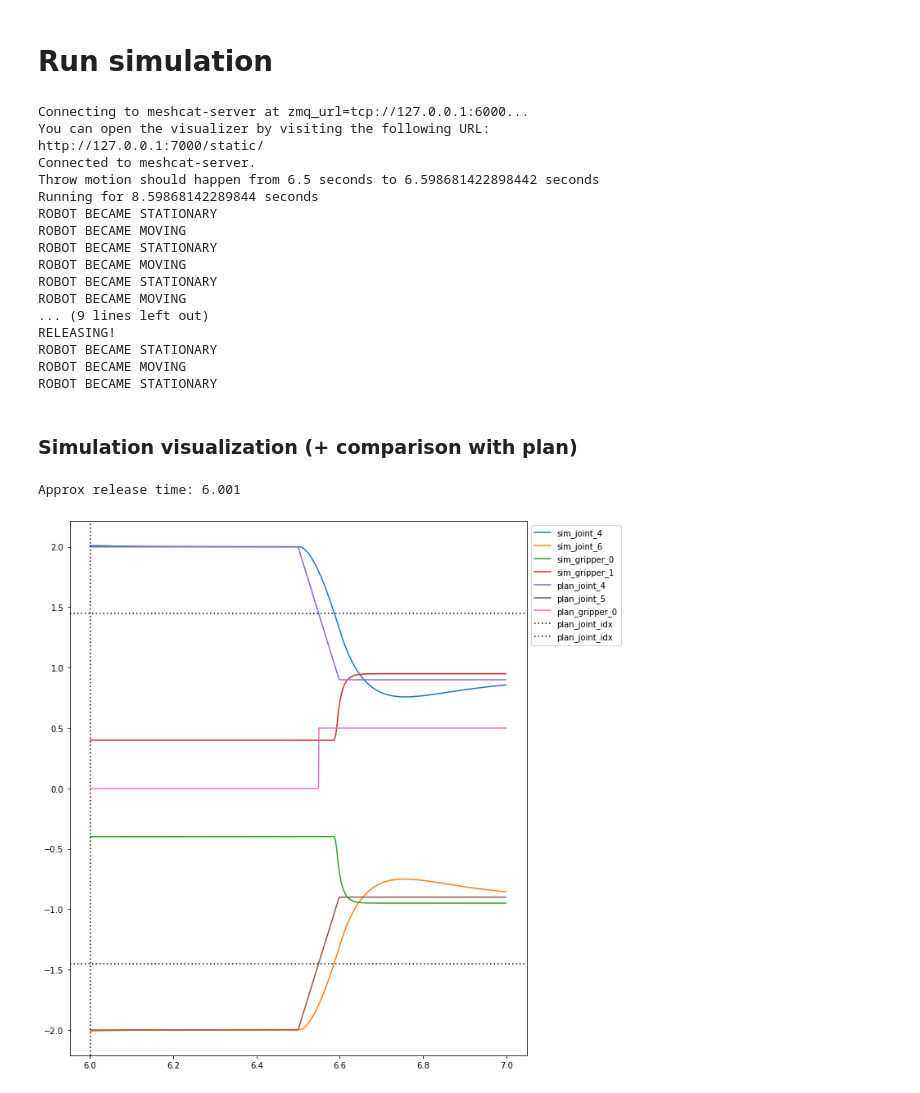
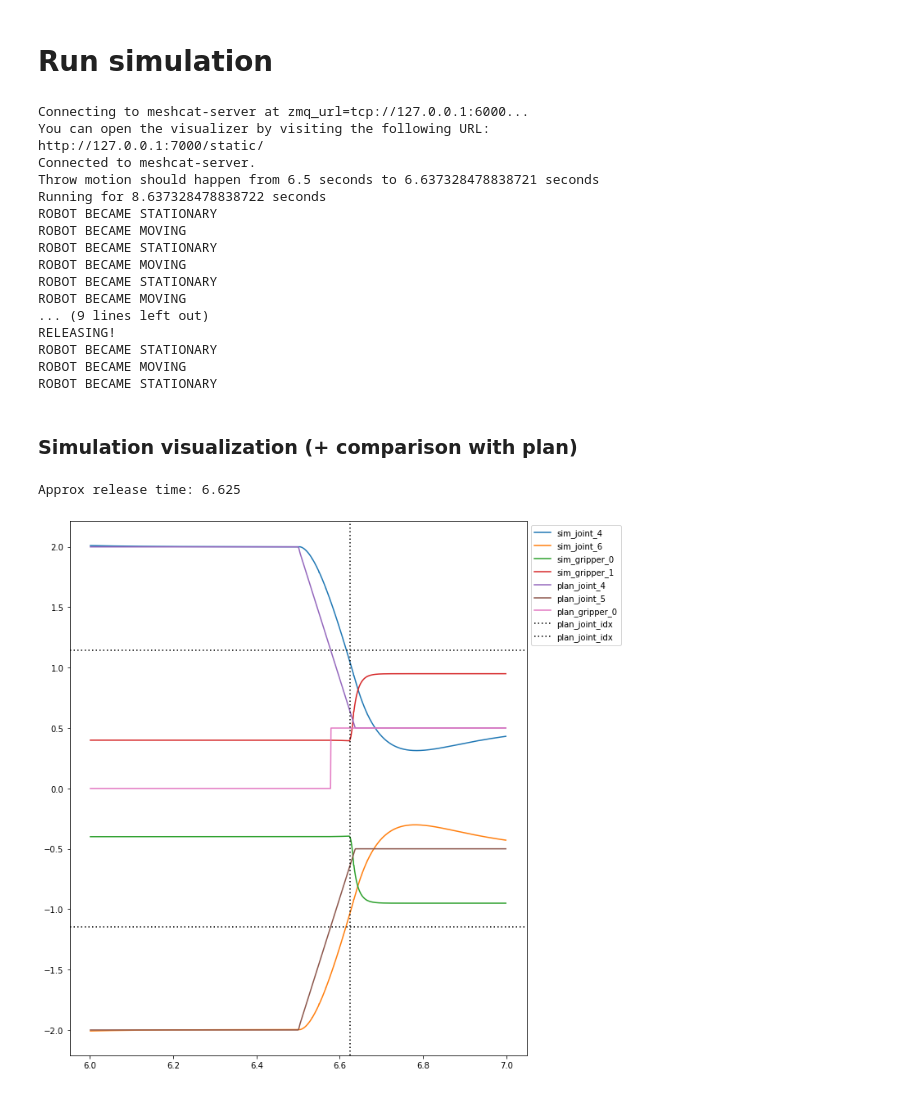
Before and after one commit to dxyang/manipulation, a Jupyter notebook: iiwa_toss_jointangles_v2.ipynb, the cells around one changed output. Saved outputs shown, nothing was run; the diff lists cells and outputs as text; code cells hidden in the pictures.

Commit message:
Can plan for approach angle

```diff
--- a/iiwa_toss_jointangles_v2.ipynb
+++ b/iiwa_toss_jointangles_v2.ipynb
@@ -45,0 +51,4 @@ http://127.0.0.1:7000/static/
+# %%
+# Initialize global plants ONCE for IK calculations
+# This speed up exectuation greatly.
+GLOBAL_PLANT, GLOBAL_CONTEXT = get_basic_manip_station()
@@ -179,7 +286,7 @@ t_lst, q_knots = add_go_to_pose_via_jointinterpolation(
 # go to prethrow
 t_lst, q_knots = add_go_to_ja_via_jointinterpolation(
     pose_to_jointangles(T_world_hackyWayPoint),
-    prethrow_ja,
+    PRETHROW_JA,
     t_start=total_time + t_goToWaypoint,
     t_lst=t_lst,
     q_knots=q_knots,
@@ -189,8 +296,8 @@ t_lst, q_knots = add_go_to_ja_via_jointinterpolation(
 
 # go to throw
 t_lst, q_knots = add_go_to_ja_via_jointinterpolation(
-    prethrow_ja,
-    throwend_ja,
+    PRETHROW_JA,
+    THROWEND_JA,
     t_start=total_time + t_goToWaypoint + t_goToPrethrow,
     t_lst=t_lst,
     q_knots=q_knots,
@@ -206,7 +313,6 @@ q_traj = PiecewisePolynomial.CubicShapePreserving(t_lst, q_knots[:, 0:7].T)
 ### Gripper trajectory
 # %%
 # make gripper trajectory
-delay_hack = 0.00
 gripper_times_lst = np.array([
     0.,
     t_goToObj,
@@ -214,9 +320,9 @@ gripper_times_lst = np.array([
     t_goToPreobj,
     t_goToWaypoint,
     t_goToPrethrow,
-    t_goToThrowEnd / 2.0 + delay_hack, # should be some portion of t_goToThrowEnd
+    release_frac * t_goToThrowEnd,
     1e-9,
-    t_goToThrowEnd / 2.0 - delay_hack, # should be some portion of t_goToThrowEnd
+    (1 - release_frac) * t_goToThrowEnd,
 ])
 gripper_cumulative_times_lst = np.cumsum(gripper_times_lst)
 GRIPPER_OPEN = 0.5
@@ -272,7 +378,20 @@ get_gripper_controller_2 = lambda station_plant: GripperControllerUsingIiwaState
     T_world_objectPickup=T_world_gripperObject,
     T_world_prethrow=T_world_prethrowPose,
     p_world_target=T_world_target.translation(),
-    height_thresh=-1.4, # tunable parameter
+    planned_launch_angle=launch_angle,
+    launch_angle_thresh=0.03,
+    height_thresh=5, # tunable parameter
+    dbg_state_prints=True
+)
+
+# doesn't release for the (-6, 6, -1)
+get_gripper_controller_3 = lambda station_plant: GripperControllerUsingIiwaStateV3(
+    plant=station_plant,
+    gripper_to_object_dist=GRIPPER_TO_OBJECT_COM_DIST,
+    T_world_objectPickup=T_world_gripperObject,
+    T_world_prethrow=T_world_prethrowPose,
+    planned_launch_angle=launch_angle,
+    launch_angle_thresh=0.12,
     dbg_state_prints=True
 )
 
@@ -280,7 +399,7 @@ get_gripper_controller_2 = lambda station_plant: GripperControllerUsingIiwaState
 simulator, station_plant, meshcat, loggers = BuildAndSimulateTrajectory(
     q_traj=q_traj,
     g_traj=g_traj,
-    get_gripper_controller=get_gripper_controller_2,
+    get_gripper_controller=get_gripper_controller_3,
     T_world_objectInitial=T_world_objectInitial, # where to init the object in the world
     T_world_targetBin=T_world_target, # where the ball should hit - aka where the bin will catch it
     zmq_url=zmq_url,
@@ -297,11 +416,11 @@ visualize_transform(
     radius=0.02
 )
 
-throw_time = 2
+fly_time = 2
 meshcat.start_recording()
-print(f"Throw motion should happen from 6.5 seconds to {6.5 + time_reqd} seconds")
-print(f"Running for {q_traj.end_time() + throw_time} seconds")
-simulator.AdvanceTo(q_traj.end_time() + throw_time)
+print(f"Throw motion should happen from 6.5 seconds to {6.5 + throw_motion_time} seconds")
+print(f"Running for {q_traj.end_time() + fly_time} seconds")
+simulator.AdvanceTo(q_traj.end_time() + fly_time)
 meshcat.stop_recording()
 meshcat.publish_recording()
 # %% [output]
@@ -309,8 +428,8 @@ Connecting to meshcat-server at zmq_url=tcp://127.0.0.1:6000...
 You can open the visualizer by visiting the following URL:
 http://127.0.0.1:7000/static/
 Connected to meshcat-server.
-Throw motion should happen from 6.5 seconds to 6.598681422898442 seconds
-Running for 8.59868142289844 seconds
+Throw motion should happen from 6.5 seconds to 6.637328478838721 seconds
+Running for 8.637328478838722 seconds
 ROBOT BECAME STATIONARY
 ROBOT BECAME MOVING
 ROBOT BECAME STATIONARY
@@ -333,36 +452,36 @@ chosen_idxs = (6 < all_log_times) & (all_log_times < 7)
 log_times = loggers["state"].sample_times()[chosen_idxs]
 log_states = loggers["state"].data()[:, chosen_idxs]
 
 for idx, r in enumerate(log_states[[10, 12]]):
     plt.plot(log_times, r, label=f"sim_joint_{2*idx+4}")
 for idx, r in enumerate(log_states[[14, 15]]):
     plt.plot(log_times, 10 *r, label=f"sim_gripper_{idx}")
 
 q_plan = np.hstack([q_traj.value(t) for t in log_times])
 g_plan = np.hstack([g_traj.value(t) for t in log_times])
 for idx, r in enumerate(q_plan[[3, 5]]):
     plt.plot(log_times, r, label=f"plan_joint_{idx + 4}")
 for idx, r in enumerate(g_plan):
     plt.plot(log_times, r, label=f"plan_gripper_{idx}")
 
 for idx in [4, 6]:
     plt.axhline(
         y=release_ja[idx-1],
         color="black", linestyle=(0, (1, 2)), label=f"plan_joint_idx"
     );
 
-approx_release_idx = np.where(log_states[15] > log_states[15].min() + 1e-4)[0][0]
+approx_release_idx = np.where(log_states[15] > log_states[15].min() + 1e-3)[0][0]
 approx_release_time = log_times[approx_release_idx]
 print(f"Approx release time: {approx_release_time}")
 plt.axvline(
     x=approx_release_time,
     color="black", linestyle=(0, (1, 2)), label=""
 );
 
 plt.legend(bbox_to_anchor=(1, 1), loc='upper left', ncol=1);
 # %% [output]
-Approx release time: 6.001
+Approx release time: 6.625
-[figure, old version]
+[figure, new version]
 # %%
 plt.plot(log_states[10], log_states[12]);
 plt.axvline(
```
Also changed, not shown: parts of 11 cells of this notebook, 4 other files.
